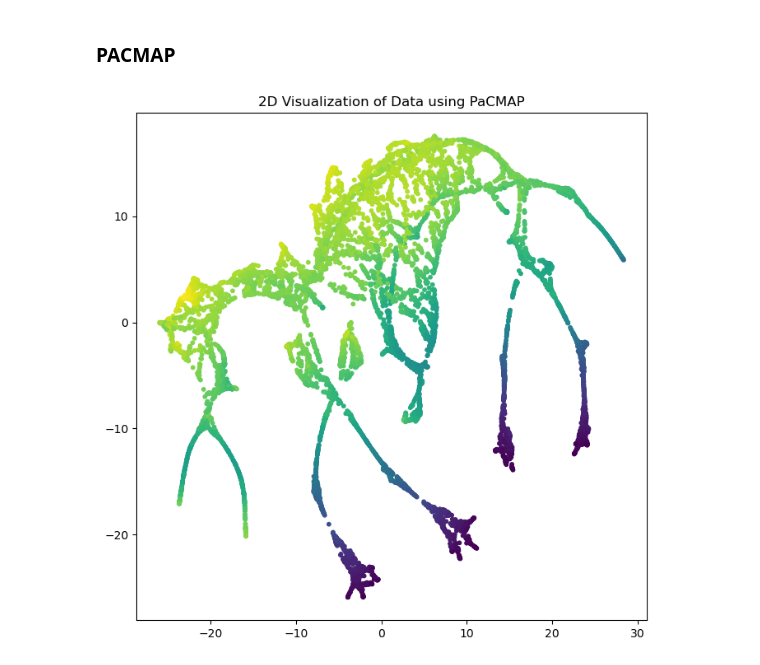
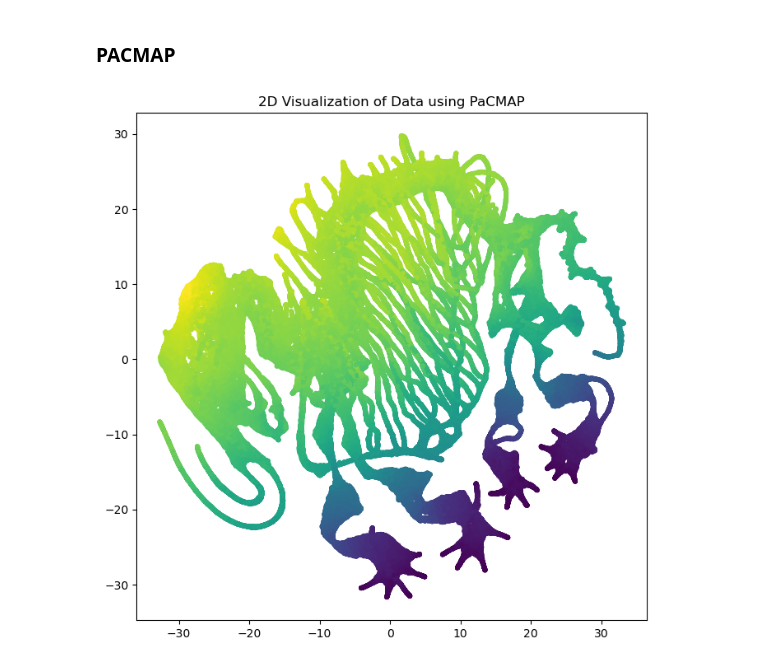
Before and after one commit to Displs/mirea_isat, a Jupyter notebook: prac3_4/03_mammoth_prac.ipynb, the cells around one changed output. Saved outputs shown, nothing was run; the diff lists cells and outputs as text; code cells hidden in the pictures.

```diff
--- a/prac3_4/03_mammoth_prac.ipynb
+++ b/prac3_4/03_mammoth_prac.ipynb
@@ -30,7 +30,7 @@ y    0
 z    0
 dtype: int64
 # %%
-mammoth_sample = mammoth_data.sample(10000, random_state=52)
+mammoth_sample = mammoth_data.sample(150000, random_state=52)
 # %%
 mammoth_arr=np.array(mammoth_sample)
 # %% [markdown]
@@ -100,14 +100,14 @@ Wall time: 2.63 s
 # %%
 %%time
 
-pacmap = PaCMAP(num_iters=250).fit_transform(mammoth_arr)
+pacmap = PaCMAP().fit_transform(mammoth_arr)
 
 plt.figure(figsize=(8, 8))
 
 plt.scatter(pacmap[:, 0], pacmap[:, 1], s=10, c=mammoth_arr[:,2], cmap='viridis')
 
 plt.title('2D Visualization of Data using PaCMAP')
 
 plt.show()
 # %% [output]
-[figure, old version]
+[figure, new version]
```
Also changed, not shown: parts of 4 cells of this notebook.
